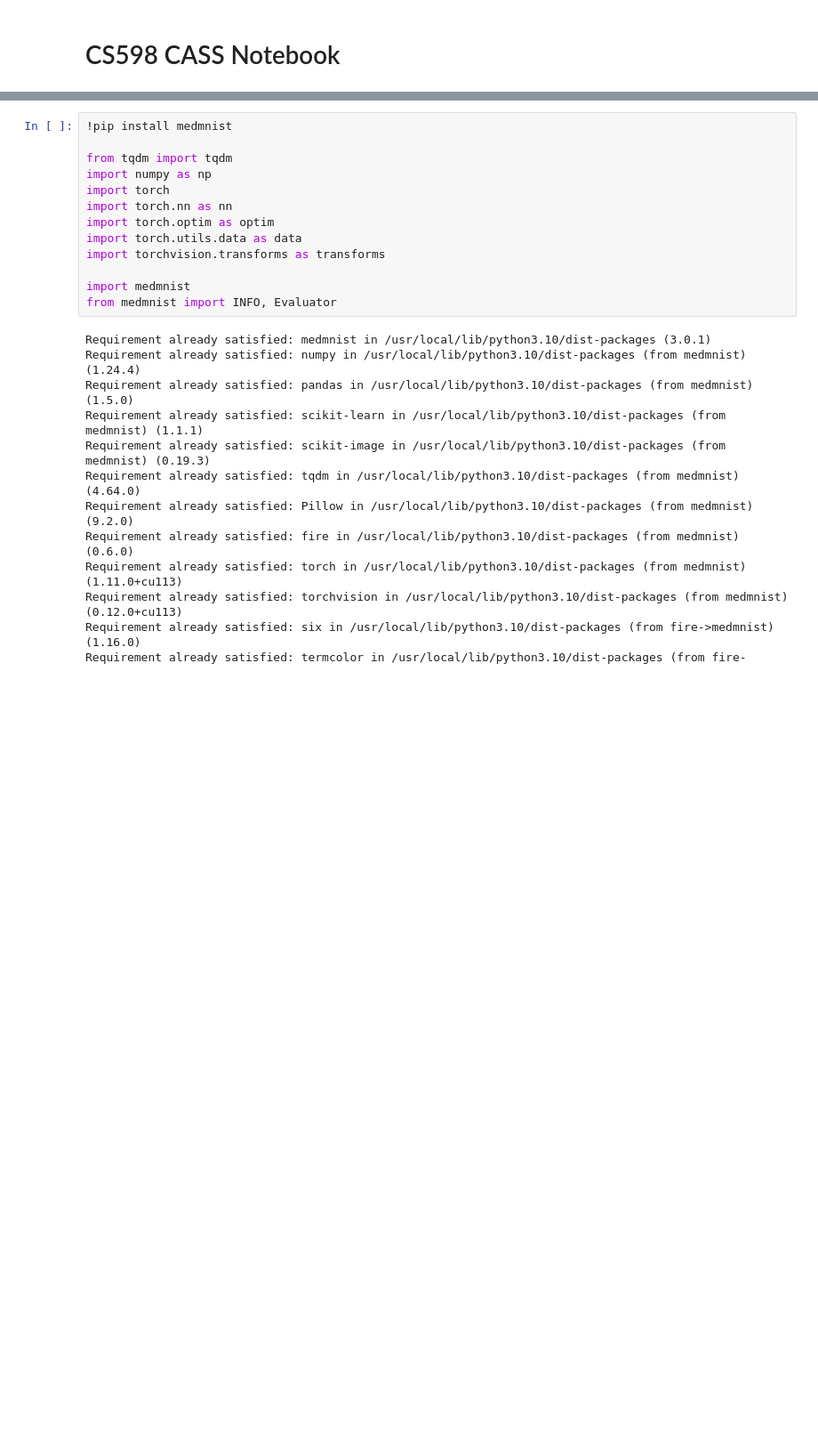
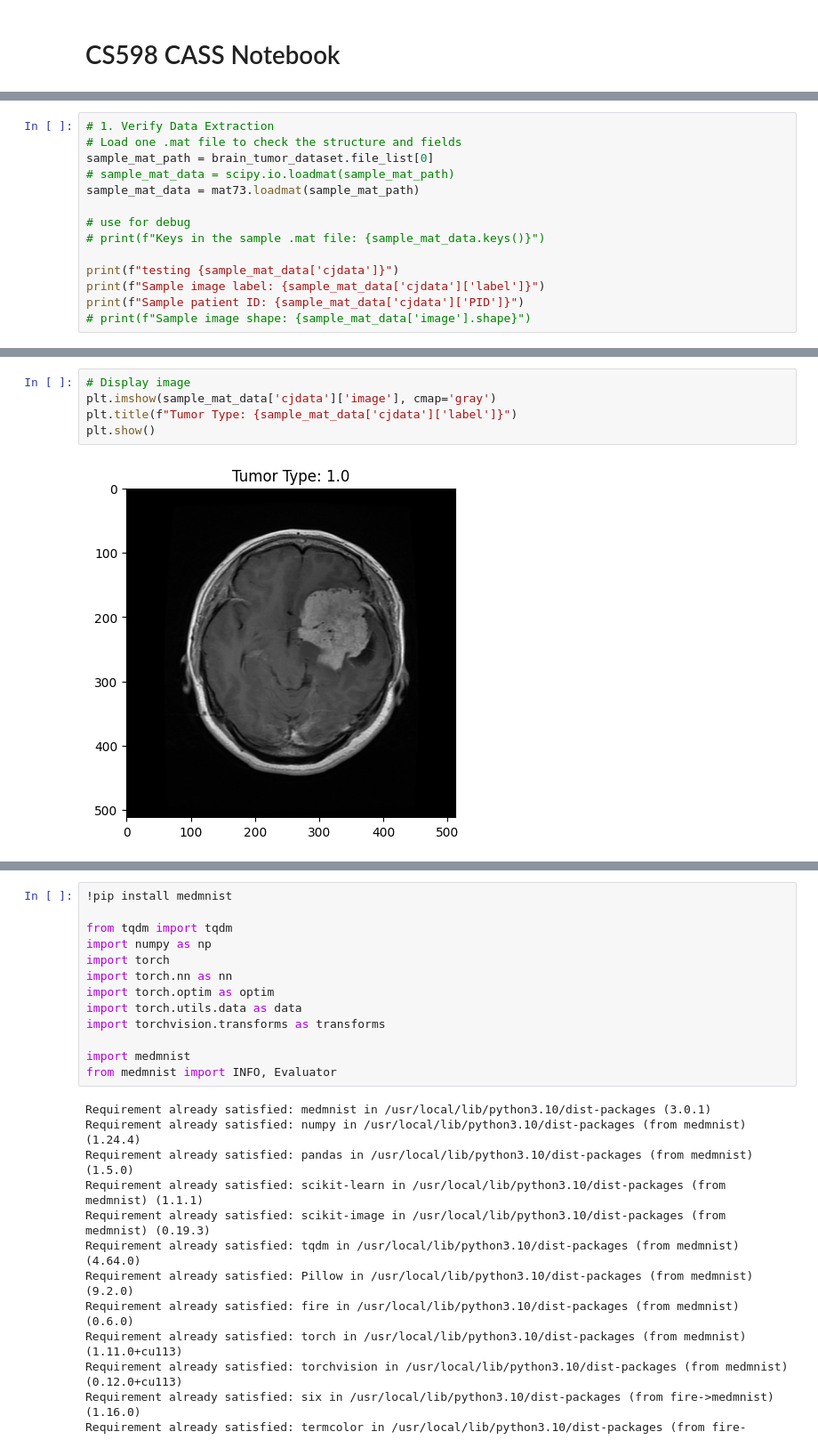
Before and after one commit to dl4h/project-team-58, a Jupyter notebook: 598_CASS_58.ipynb, the cells around one changed output, grey strips where cells are left out. Shown at 89% size. Cells and saved outputs as stored; diff of their text form; blank space fills up the shorter version.

```diff
--- a/598_CASS_58.ipynb
+++ b/598_CASS_58.ipynb
@@ -72,0 +215,14 @@ https://figshare.com/articles/dataset/brain_tumor_dataset/1512427
+# %%
+# 1. Verify Data Extraction
+# Load one .mat file to check the structure and fields
+sample_mat_path = brain_tumor_dataset.file_list[0]
+# sample_mat_data = scipy.io.loadmat(sample_mat_path)
+sample_mat_data = mat73.loadmat(sample_mat_path)
+
+# use for debug
+# print(f"Keys in the sample .mat file: {sample_mat_data.keys()}")
+
+print(f"testing {sample_mat_data['cjdata']}")
+print(f"Sample image label: {sample_mat_data['cjdata']['label']}")
+print(f"Sample patient ID: {sample_mat_data['cjdata']['PID']}")
+# print(f"Sample image shape: {sample_mat_data['image'].shape}")
@@ -72,0 +247,7 @@ https://figshare.com/articles/dataset/brain_tumor_dataset/1512427
+# %%
+# Display image
+plt.imshow(sample_mat_data['cjdata']['image'], cmap='gray')
+plt.title(f"Tumor Type: {sample_mat_data['cjdata']['label']}")
+plt.show()
+# %% [output]
+[figure, added]
```
Also changed, not shown: parts of 51 cells of this notebook.
